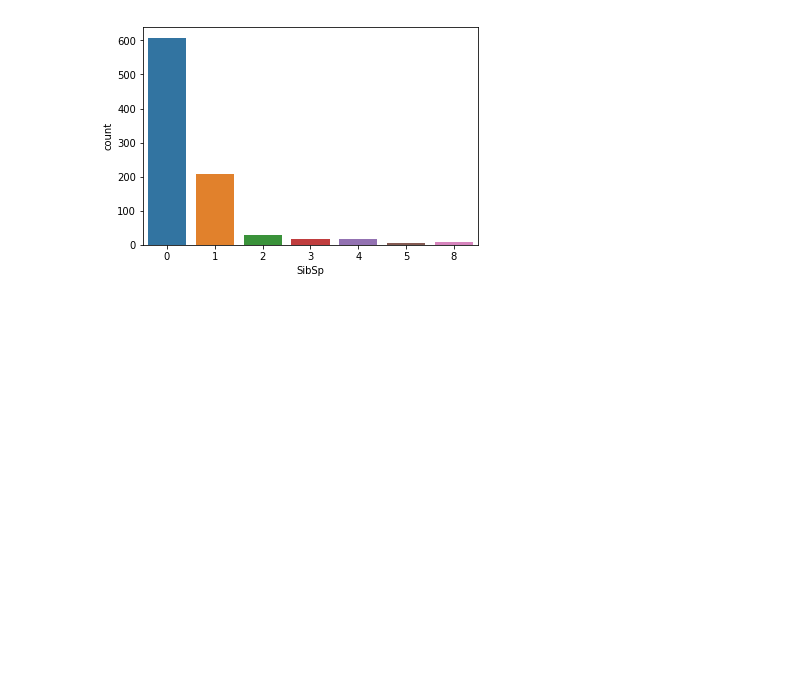
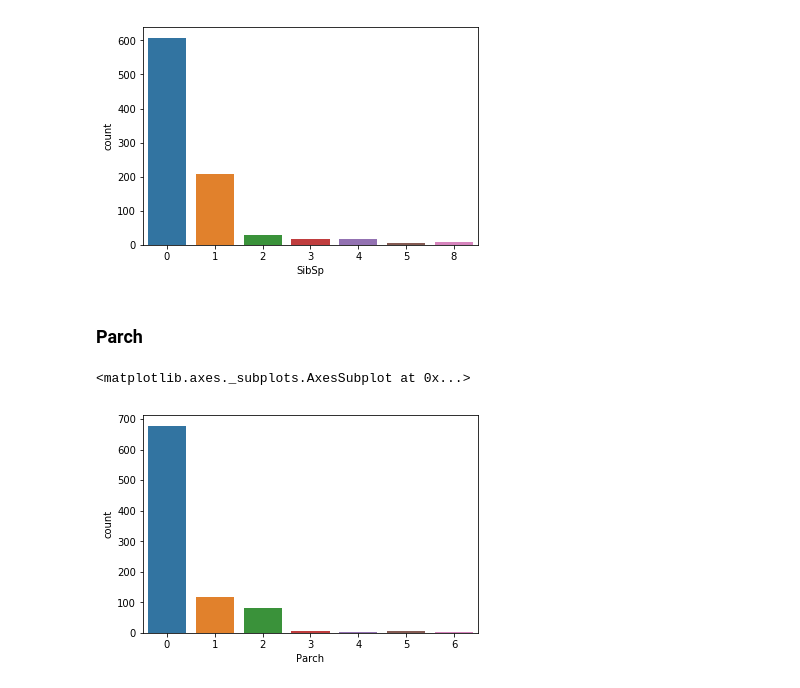
Before and after one commit to vijaypatha/mlcourse, a Jupyter notebook: Titanic Pre-Modeling .ipynb, the cells around one changed output. Saved outputs shown, nothing was run; the diff lists cells and outputs as text; code cells hidden in the pictures; blank space fills up the shorter version.

```diff
--- a/Titanic Pre-Modeling .ipynb
+++ b/Titanic Pre-Modeling .ipynb
@@ -129,3 +129,10 @@ sns.countplot('SibSp', data=train)
 # %% [output]
 <matplotlib.axes._subplots.AxesSubplot at 0x...>
 [figure]
+# %% [markdown]
+### Parch
+# %%
+sns.countplot('Parch', data = train)
+# %% [output]
+<matplotlib.axes._subplots.AxesSubplot at 0x...>
+[figure, added]
```
Also changed, not shown: parts of 23 cells of this notebook.
